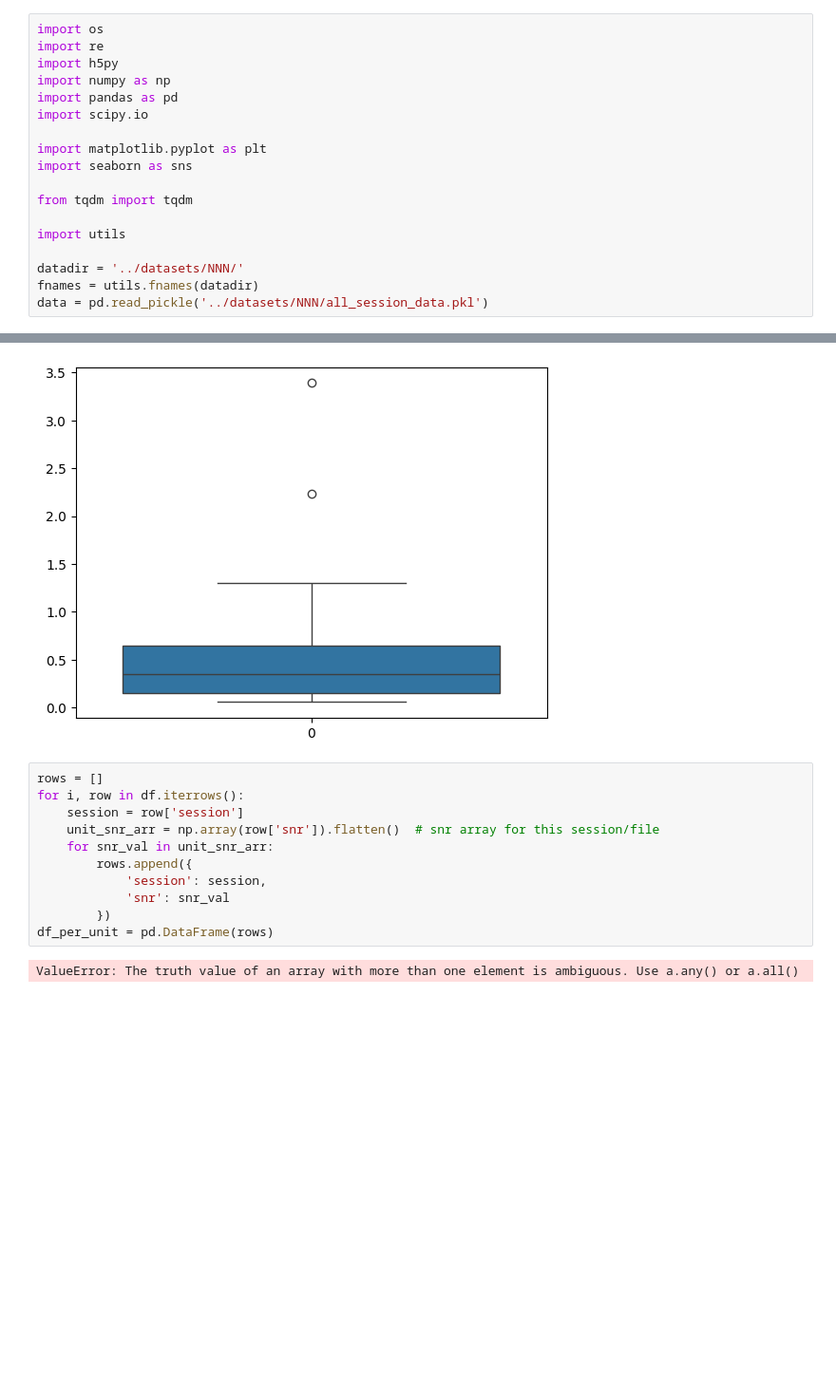
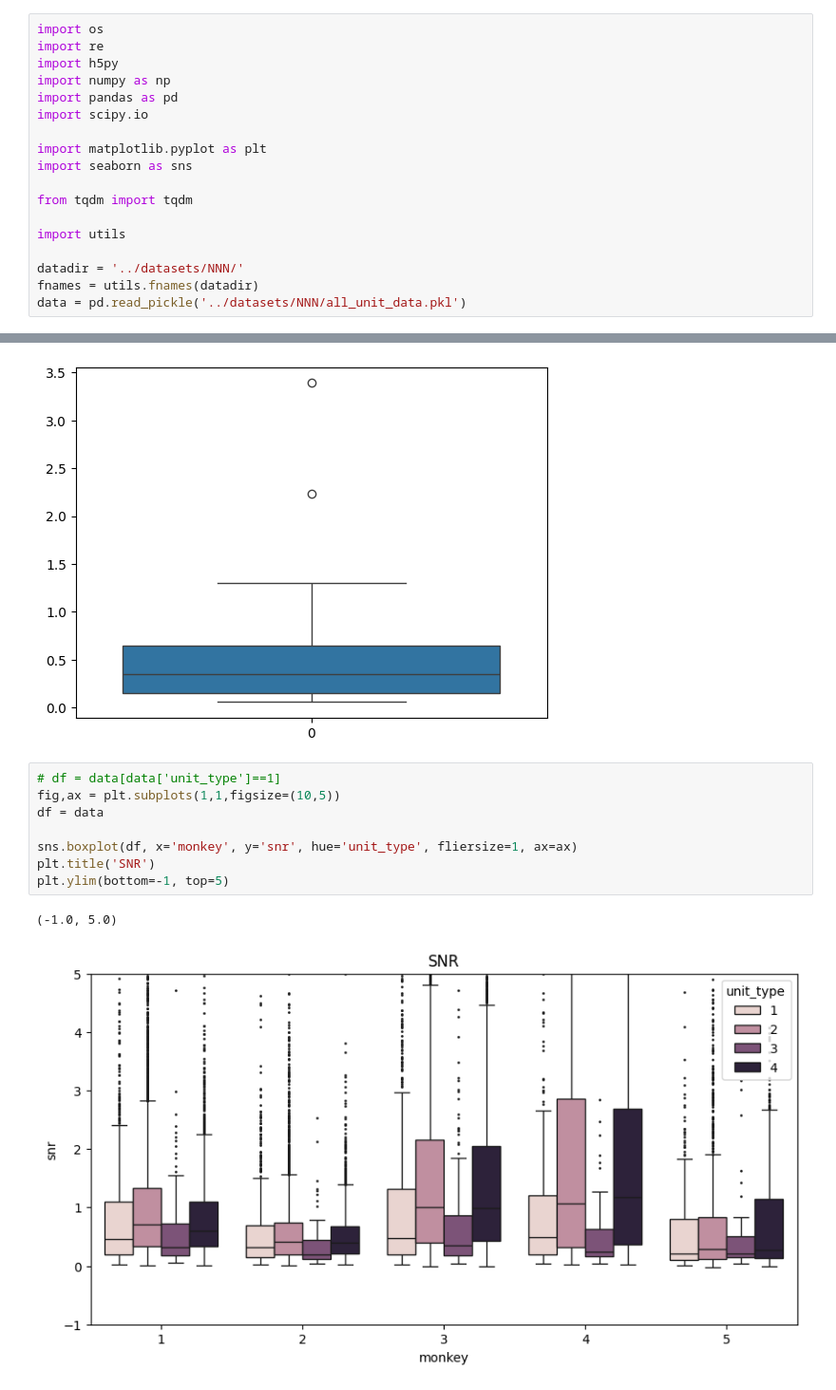
Before and after one commit to aimarvi/triplen, a Jupyter notebook: exploring_data.ipynb, the cells around one changed output, grey strips where cells are left out. Shown at 95% size. Saved outputs shown, nothing was run; the diff lists cells and outputs as text; blank space fills up the shorter version.

Commit message:
eda single unit data

```diff
--- a/exploring_data.ipynb
+++ b/exploring_data.ipynb
@@ -15,7 +15,7 @@ import utils
 
 datadir = '../datasets/NNN/'
 fnames = utils.fnames(datadir)
-data = pd.read_pickle('../datasets/NNN/all_session_data.pkl')
+data = pd.read_pickle('../datasets/NNN/all_unit_data.pkl')
 # %%
 for i, pair in enumerate(fnames):
     if i>0:
@@ -51,15 +51,13 @@ number of single units: 30
 [figure]
 [figure]
 # %%
-rows = []
-for i, row in df.iterrows():
-    session = row['session']
-    unit_snr_arr = np.array(row['snr']).flatten()  # snr array for this session/file
-    for snr_val in unit_snr_arr:
-        rows.append({
-            'session': session,
-            'snr': snr_val
-        })
-df_per_unit = pd.DataFrame(rows)
+# df = data[data['unit_type']==1]
+fig,ax = plt.subplots(1,1,figsize=(10,5))
+df = data
+
+sns.boxplot(df, x='monkey', y='snr', hue='unit_type', fliersize=1, ax=ax)
+plt.title('SNR')
+plt.ylim(bottom=-1, top=5)
 # %% [output]
-ValueError: The truth value of an array with more than one element is ambiguous. Use a.any() or a.all()
+(-1.0, 5.0)
+[figure, added]
```
Also changed, not shown: parts of 4 cells of this notebook, 1 other file.
